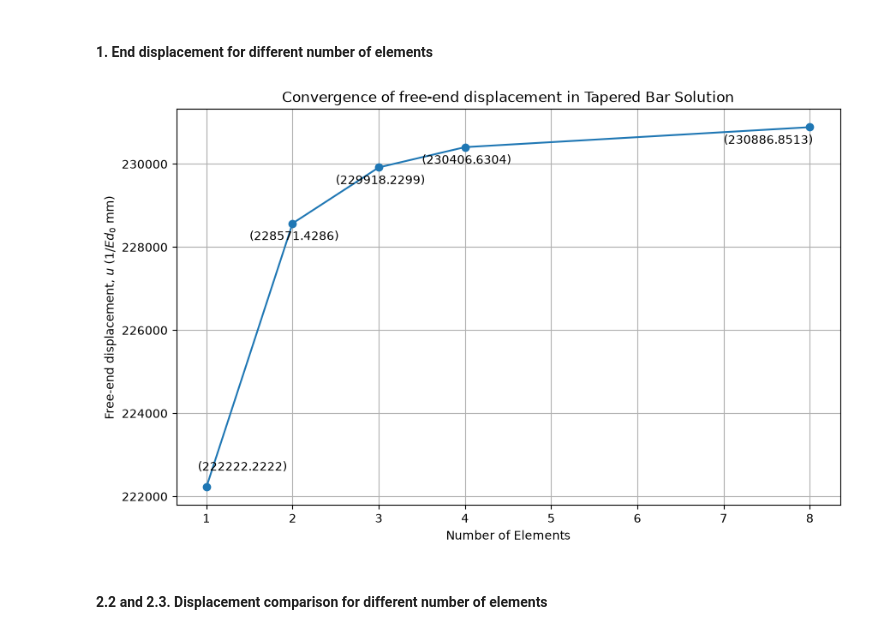
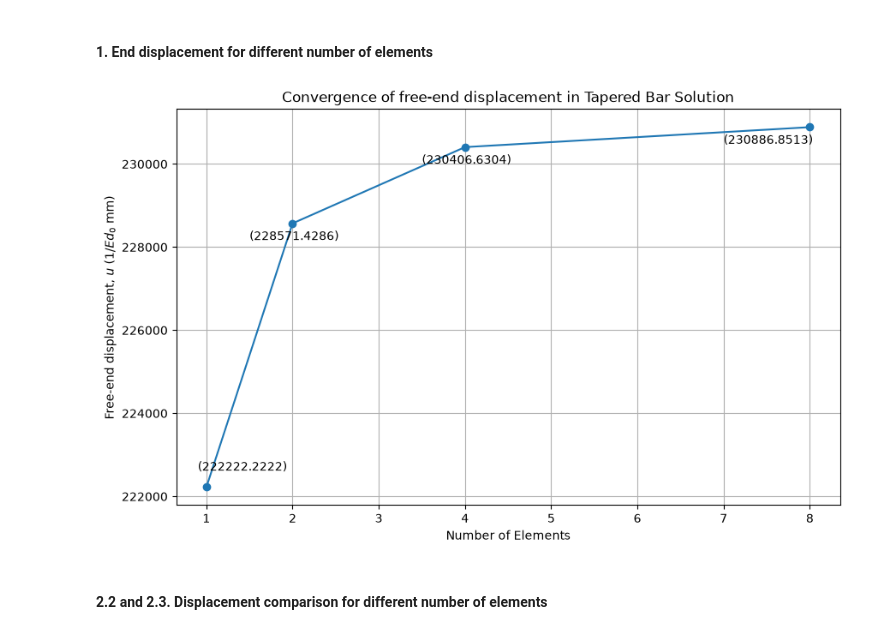
Before and after one commit to AdhilshaA/FEM_coursework, a Jupyter notebook: lab/lab_1.ipynb, the cells around one changed output. Saved outputs shown, nothing was run; the diff lists cells and outputs as text; code cells hidden in the pictures.

```diff
--- a/lab/lab_1.ipynb
+++ b/lab/lab_1.ipynb
@@ -611,29 +611,33 @@ right_displacements = [
     solved_unknown_4[-1],
     solved_unknown_8[-1]
 ]
+n_elements_list = np.array(n_elements_list)
+right_displacements = np.array(right_displacements)
 # %%
 # plotting the results
 plt.figure(figsize=(10, 6))
-plt.plot(n_elements_list, right_displacements, 'o-')
+plt.plot(n_elements_list[[0, 1, 3, 4]], right_displacements[[0, 1, 3, 4]], 'o-')
 plt.xlabel('Number of Elements')
 plt.ylabel(r'Free-end displacement, $u$ ($1 / Ed_0$ mm)')
 plt.title('Convergence of free-end displacement in Tapered Bar Solution')
 x_align_corrections = [-0.1, -0.5, -0.5, -0.5, -1]
 y_align_corrections = [400, -400, -400, -400, -400]  # Adjust these values as needed for better alignment
 # annotate the last point
 for i in range(len(n_elements_list)):
+    if i == 2:
+        continue  # Skip the last element (8 elements) for annotation
     plt.annotate(
         f"({right_displacements[i]:.4f})",
         xy=(n_elements_list[i], right_displacements[i]),
         xytext=(n_elements_list[i] + x_align_corrections[i], right_displacements[i] + y_align_corrections[i]),
         fontsize=10,
         color='black'
     )
+plt.grid()
 plt.savefig('lab_1_1.png', dpi=300, bbox_inches='tight')
-plt.grid()
 plt.show()
 # %% [output]
-[figure, old version]
+[figure, new version]
 # %% [markdown]
 #### 2.2 and 2.3. Displacement comparison for different number of elements
 # %%
```
Also changed, not shown: parts of 1 cell of this notebook, 2 other files.
